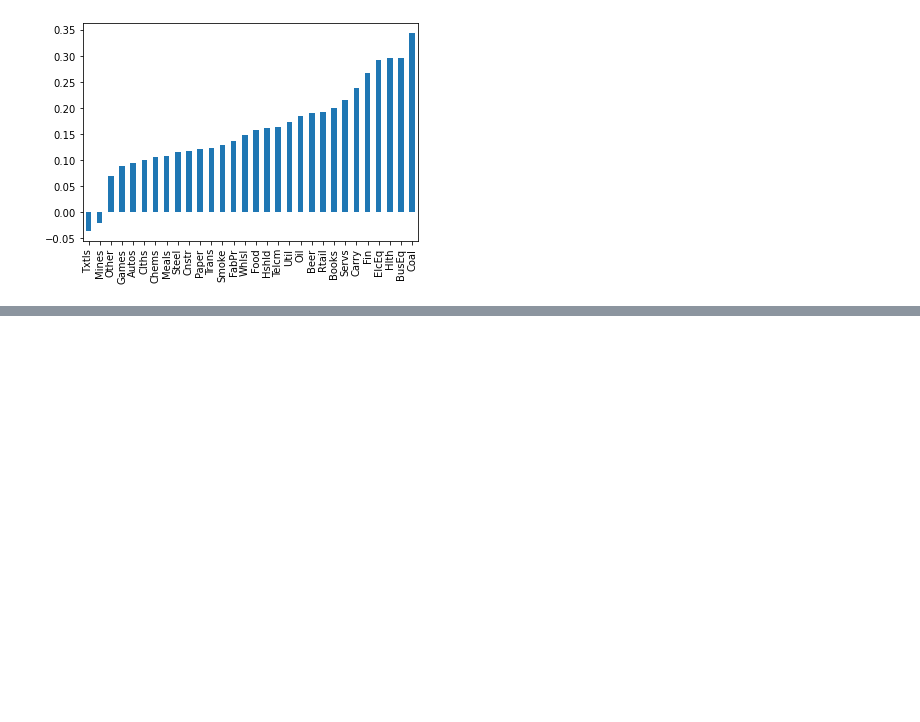
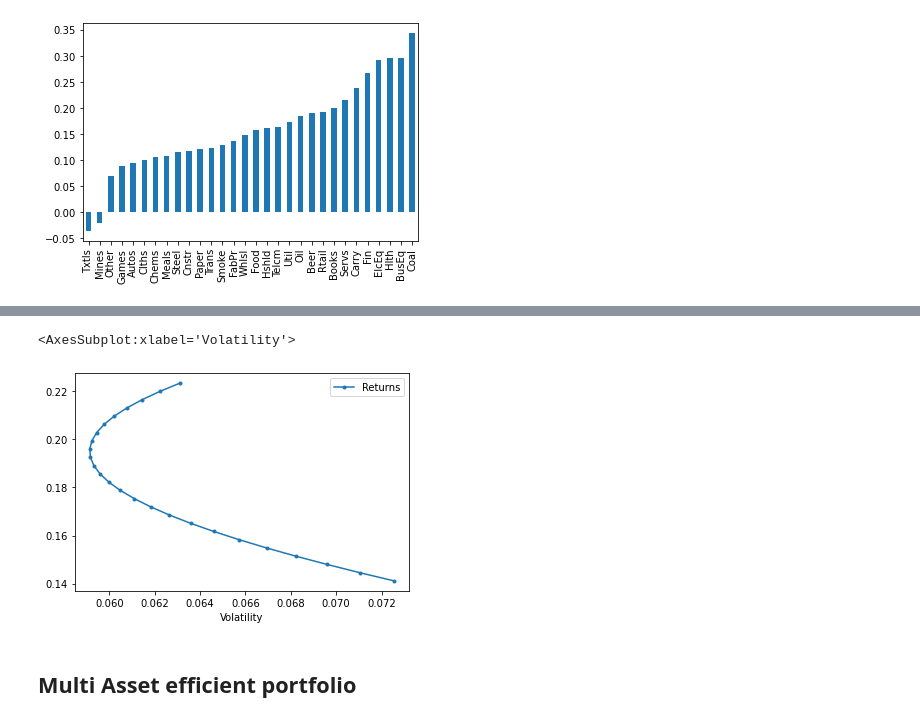
Before and after one commit to wasp182/Portfolio-Construction-using-Risk-Return-Analysis-, a Jupyter notebook: Efficient Frontier Analysis.ipynb, the cells around one changed output, grey strips where cells are left out. Drawn from its saved outputs; the diff is of its cells as text; code cells hidden in the pictures; blank space fills up the shorter version.

```diff
--- a/Efficient Frontier Analysis.ipynb
+++ b/Efficient Frontier Analysis.ipynb
@@ -122,0 +202,8 @@ er.sort_values().plot.bar()
+# %%
+l = ["Fin", "Beer"]
+rk.plot_ef2(25, er[l].values, cov.loc[l,l])
+# %% [output]
+<AxesSubplot:xlabel='Volatility'>
+[figure, added]
+# %% [markdown]
+## Multi Asset efficient portfolio
```
Also changed, not shown: parts of 13 cells of this notebook, 2 other files.
